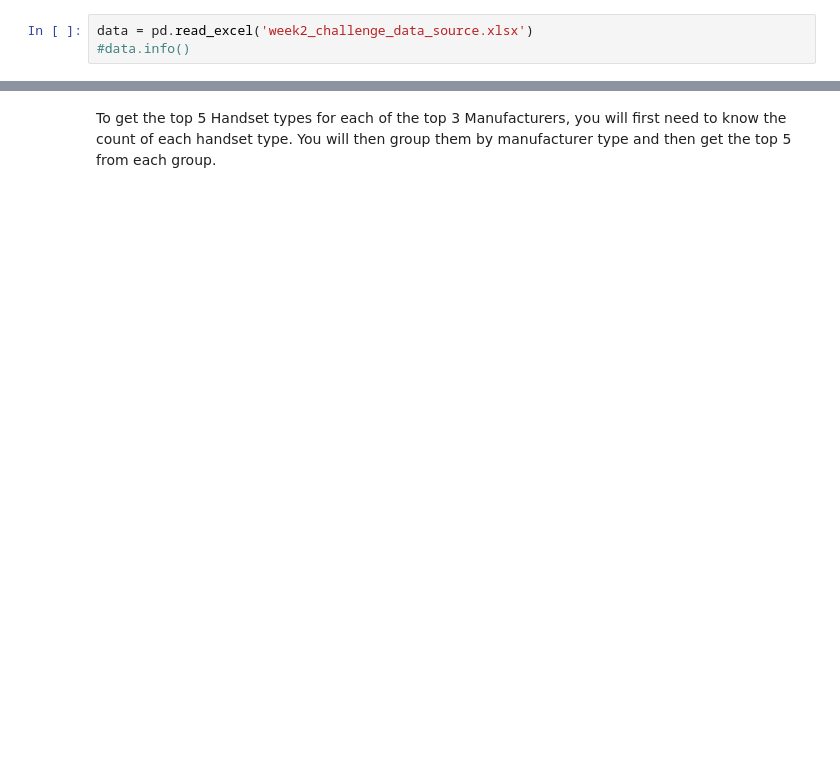
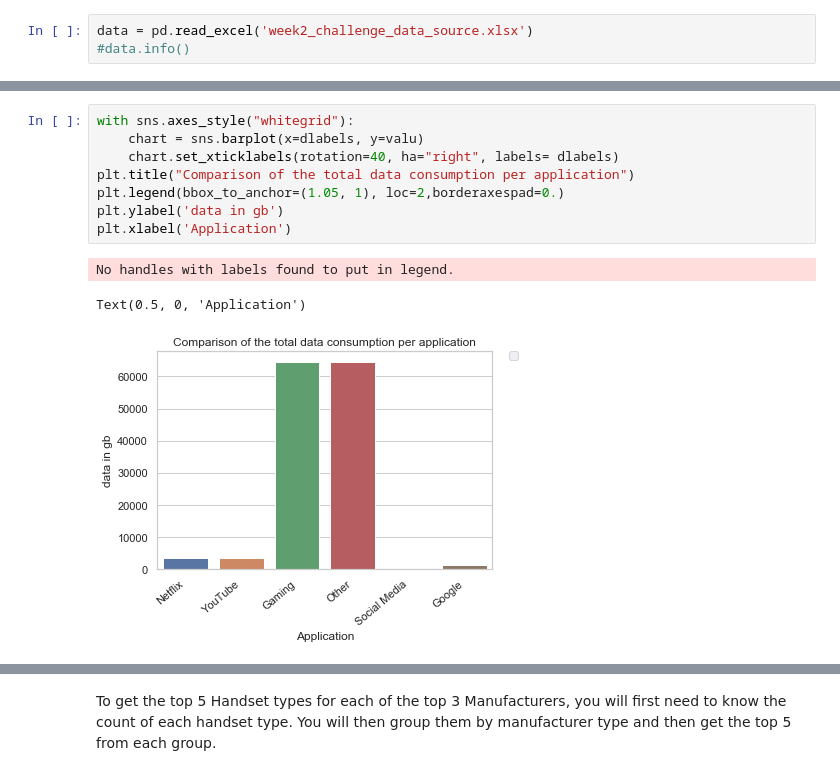
Before and after one commit to Ayebilla/DataScience_Learning, a Jupyter notebook: TenAcademy/week3/Interim-Sol_EDA.ipynb, the cells around one changed output, grey strips where cells are left out. Saved outputs shown, nothing was run; the diff lists cells and outputs as text; blank space fills up the shorter version.

```diff
--- a/TenAcademy/week3/Interim-Sol_EDA.ipynb
+++ b/TenAcademy/week3/Interim-Sol_EDA.ipynb
@@ -28,0 +65,12 @@ telcomdata.head(10)
+# %%
+with sns.axes_style("whitegrid"):
+    chart = sns.barplot(x=dlabels, y=valu)
+    chart.set_xticklabels(rotation=40, ha="right", labels= dlabels)
+plt.title("Comparison of the total data consumption per application")
+plt.legend(bbox_to_anchor=(1.05, 1), loc=2,borderaxespad=0.)
+plt.ylabel('data in gb')
+plt.xlabel('Application')
+# %% [output]
+No handles with labels found to put in legend.
+Text(0.5, 0, 'Application')
+[figure, added]
```
Also changed, not shown: parts of 69 cells of this notebook.
